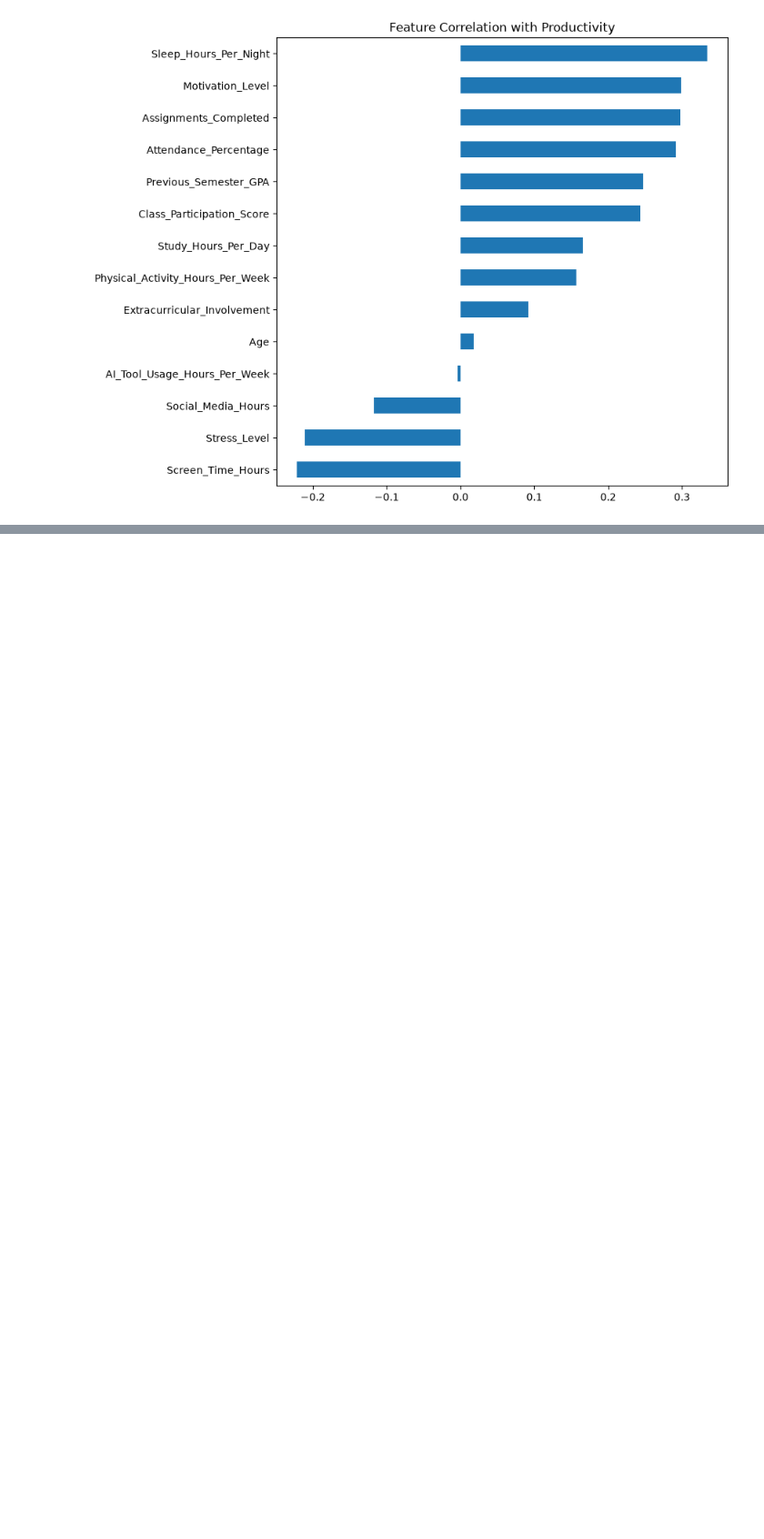
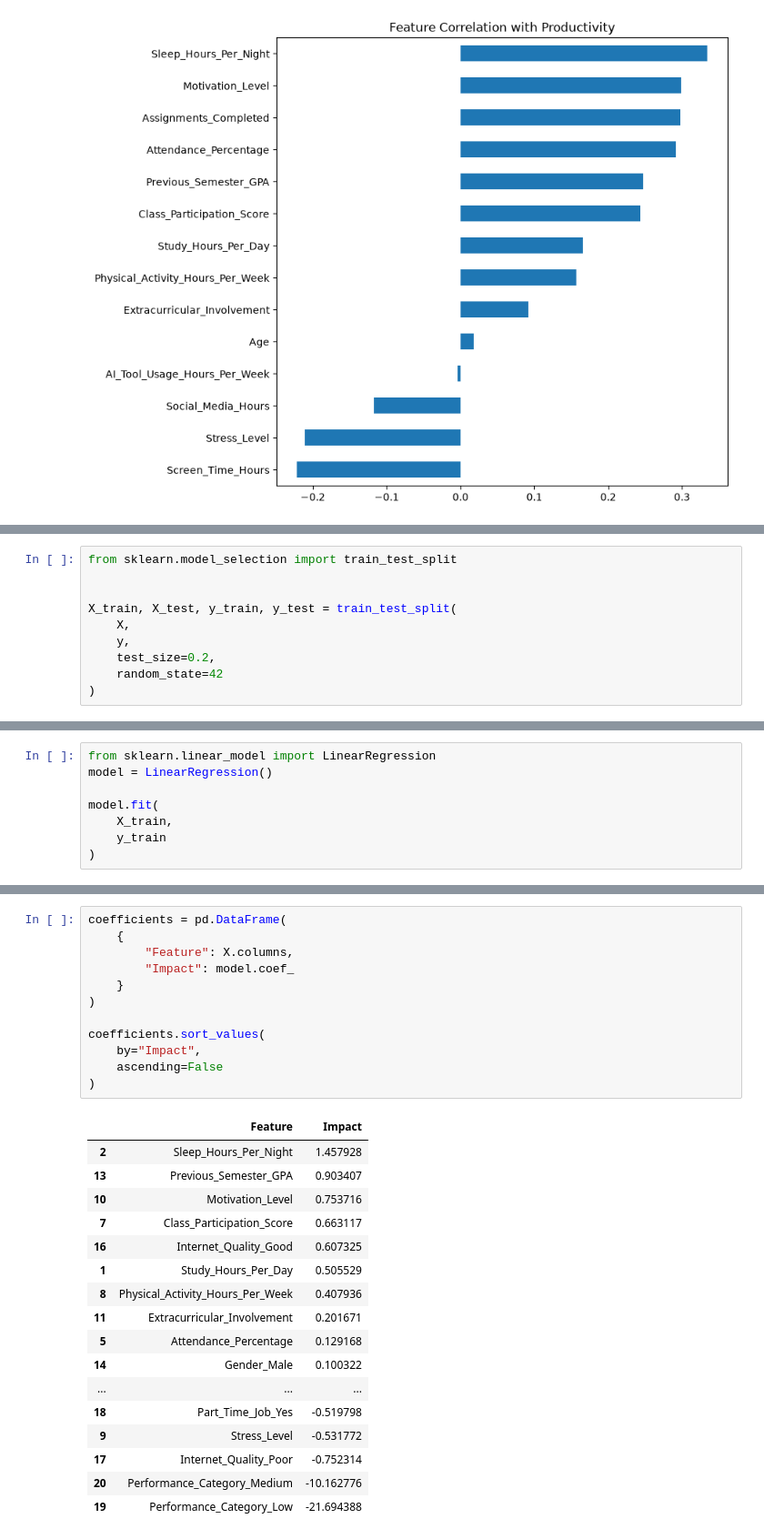
Before and after one commit to Bhavya2007-18/MACHINE-LEARNING, a Jupyter notebook: projects/1st_ml-model/data.ipynb, the cells around one changed output, grey strips where cells are left out. Shown at 91% size. Saved outputs shown, nothing was run; the diff lists cells and outputs as text; blank space fills up the shorter version.

```diff
--- a/projects/1st_ml-model/data.ipynb
+++ b/projects/1st_ml-model/data.ipynb
@@ -500,0 +540,10 @@ plt.show()
+# %%
+from sklearn.model_selection import train_test_split
+
+
+X_train, X_test, y_train, y_test = train_test_split(
+    X,
+    y,
+    test_size=0.2,
+    random_state=42
+)
@@ -500,0 +562,8 @@ plt.show()
+# %%
+from sklearn.linear_model import LinearRegression
+model = LinearRegression()
+
+model.fit(
+    X_train,
+    y_train
+)
@@ -500,0 +601,30 @@ plt.show()
+# %%
+coefficients = pd.DataFrame(
+    {
+        "Feature": X.columns,
+        "Impact": model.coef_
+    }
+)
+
+coefficients.sort_values(
+    by="Impact",
+    ascending=False
+)
+# %% [output]
+|  | Feature | Impact |
+| 2 | Sleep_Hours_Per_Night | 1.457928 |
+| 13 | Previous_Semester_GPA | 0.903407 |
+| 10 | Motivation_Level | 0.753716 |
+| 7 | Class_Participation_Score | 0.663117 |
+| 16 | Internet_Quality_Good | 0.607325 |
+| 1 | Study_Hours_Per_Day | 0.505529 |
+| 8 | Physical_Activity_Hours_Per_Week | 0.407936 |
+| 11 | Extracurricular_Involvement | 0.201671 |
+| 5 | Attendance_Percentage | 0.129168 |
+| 14 | Gender_Male | 0.100322 |
+| ... | ... | ... |
+| 18 | Part_Time_Job_Yes | -0.519798 |
+| 9 | Stress_Level | -0.531772 |
+| 17 | Internet_Quality_Poor | -0.752314 |
+| 20 | Performance_Category_Medium | -10.162776 |
+| 19 | Performance_Category_Low | -21.694388 |
```
Also changed, not shown: parts of 17 cells of this notebook.
